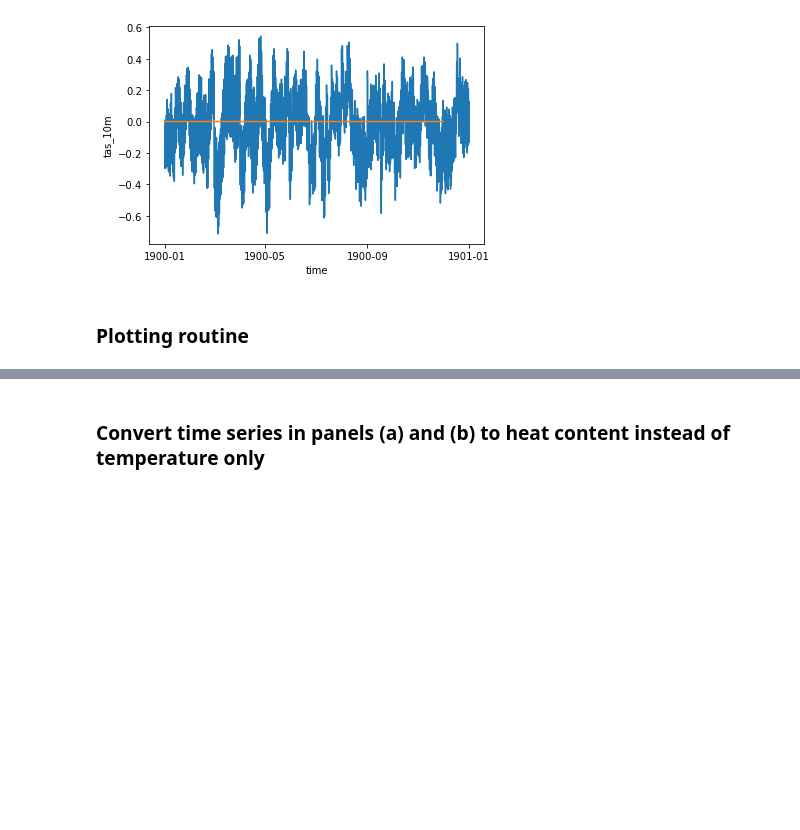
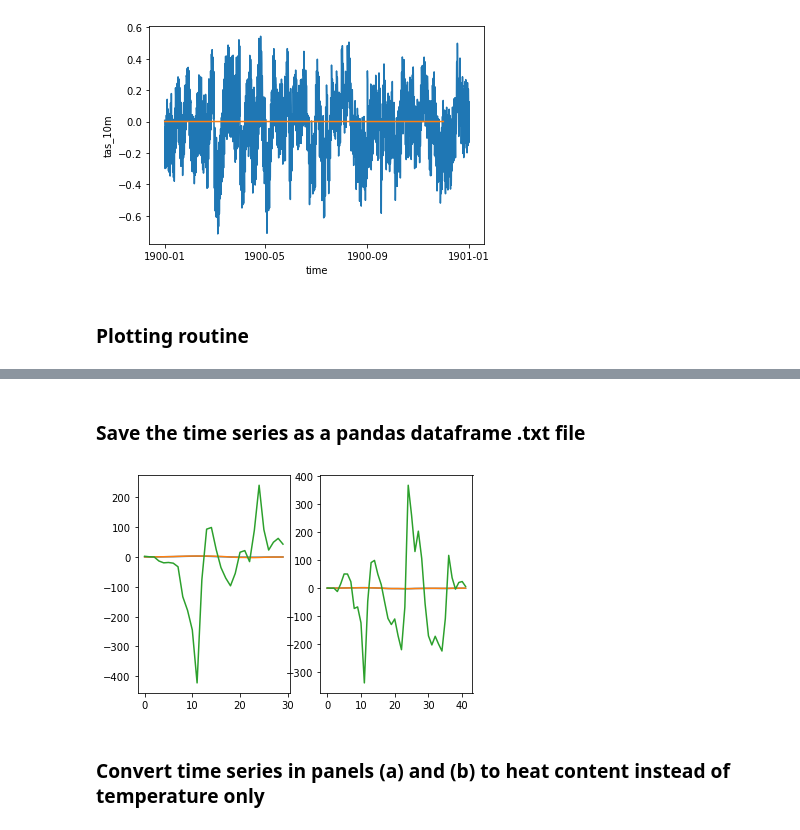
Before and after one commit to mauricehuguenin/ENSO-Antarctica_scripts, a Jupyter notebook: time_series_N34_and_simulated_N34_along_with_temps.ipynb, the cells around one changed output, grey strips where cells are left out. Cells and saved outputs as stored; diff of their text form; code cells hidden in the pictures; blank space fills up the shorter version.

```diff
--- a/time_series_N34_and_simulated_N34_along_with_temps.ipynb
+++ b/time_series_N34_and_simulated_N34_along_with_temps.ipynb
@@ -1150,4 +1150,17 @@ Wall time: 1.83 s
 [figure]
+# %% [markdown]
+### Save the time series as a pandas dataframe .txt file
+# %%
+# create pandas dataframe and save it
+for f in range(2): # loop through the EN and LN panels and create two pandas dataframes
+    if f == 0: ts1 = EN_mean; ts2 = N34_EN01_anom; ts3 = vi_con_EN_anom; suffix = '_EN'
+    if f == 1: ts1 = LN_mean[0:42]; ts2 = N34_LN01_anom; ts3 = vi_con_LN_anom; suffix = '_LN'
+
+    d = {'Composite_N34_index': ts1, 'Simulated_N34_index': ts2, 'Sea_ice_volume_anoms': ts3}; df = pd.DataFrame(data=d)
+    df.to_csv('/g/data/e14/mv7494/ENSOAnt_data/FigS11_Time_Series_N34_index_and_Sea_Ice_Volume_anoms' + suffix + '.txt', sep='\t', index=False) # saving the data frame
+    plt.subplot(1,2,f+1); plt.plot(df) # to check if all okay
+# %% [output]
+[figure, added]
 # %% [markdown]
 ### Convert time series in panels (a) and (b) to heat content instead of temperature only
 # %%
```
Also changed, not shown: parts of 30 cells of this notebook, 3 other files.
